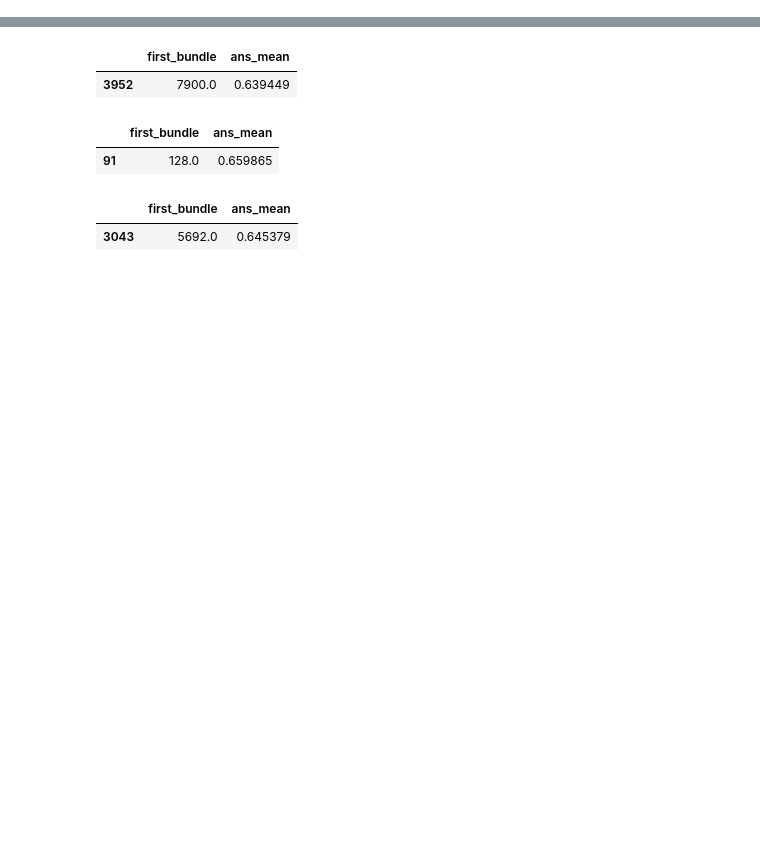
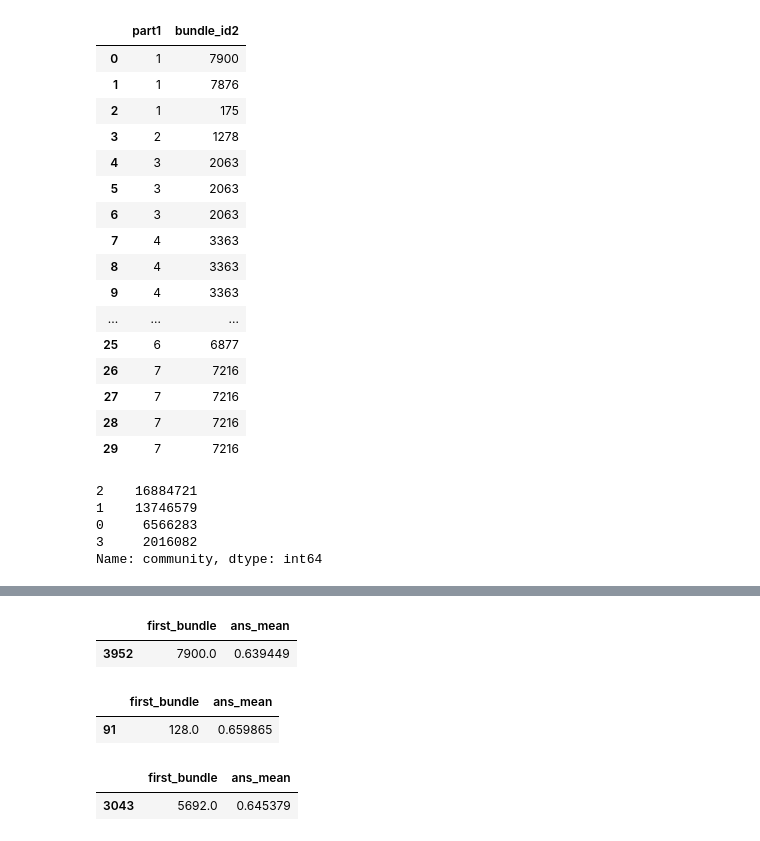
Before and after one commit to zakopuro/kaggle_Riiid, a Jupyter notebook: notebook/EDA.ipynb, the cells around one changed output, grey strips where cells are left out. Cells and saved outputs as stored; diff of their text form; code cells hidden in the pictures; blank space fills up the shorter version.

```diff
--- a/notebook/EDA.ipynb
+++ b/notebook/EDA.ipynb
@@ -8,0 +138,3 @@ pd.set_option('display.max_columns',None)
+# %%
+base = pd.read_feather('../features/kernel_base/BASE_FIX_train.feather')
+loop = pd.read_feather('../features/kernel_base/LOOP_FIX_train.feather')
@@ -8,0 +168,3 @@ pd.set_option('display.max_columns',None)
+# %%
+first_bundle = base[~base.duplicated(subset=['user_id'],keep='first')][['user_id','bundle_id']]
+first_bundle.columns = ['user_id','first_bundle']
@@ -8,0 +270,20 @@ pd.set_option('display.max_columns',None)
+# %%
+user2
+# %% [output]
+|  | part1 | bundle_id2 |
+| 0 | 1 | 7900 |
+| 1 | 1 | 7876 |
+| 2 | 1 | 175 |
+| 3 | 2 | 1278 |
+| 4 | 3 | 2063 |
+| 5 | 3 | 2063 |
+| 6 | 3 | 2063 |
+| 7 | 4 | 3363 |
+| 8 | 4 | 3363 |
+| 9 | 4 | 3363 |
+| ... | ... | ... |
+| 25 | 6 | 6877 |
+| 26 | 7 | 7216 |
+| 27 | 7 | 7216 |
+| 28 | 7 | 7216 |
+| 29 | 7 | 7216 |
@@ -8,0 +292,8 @@ pd.set_option('display.max_columns',None)
+# %%
+base['community'].value_counts()
+# %% [output]
+2    16884721
+1    13746579
+0     6566283
+3     2016082
+Name: community, dtype: int64
```
Also changed, not shown: parts of 42 cells of this notebook, 9 other files.
